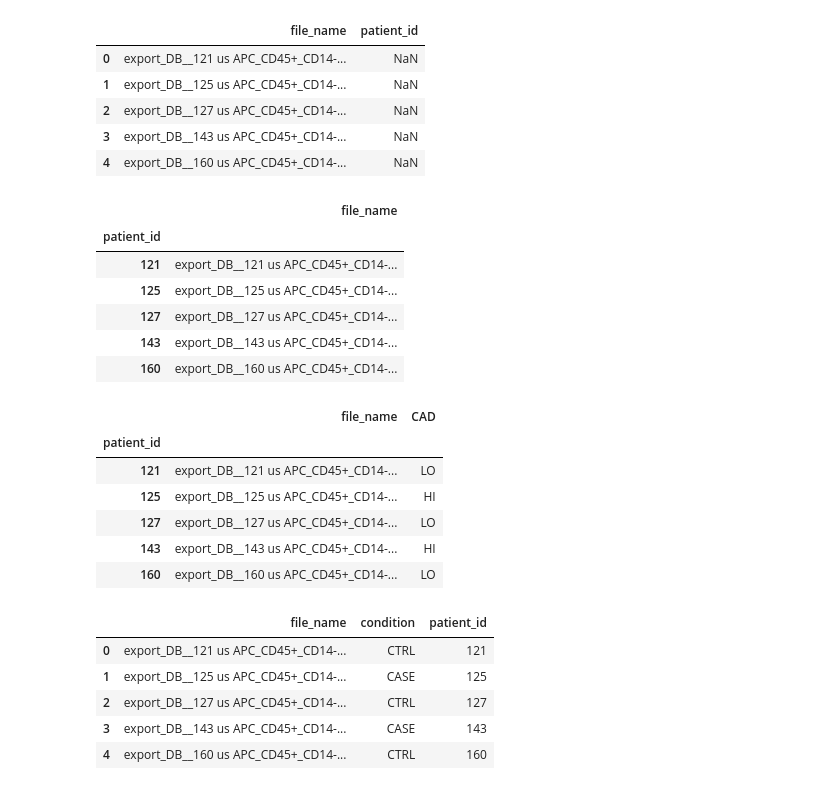
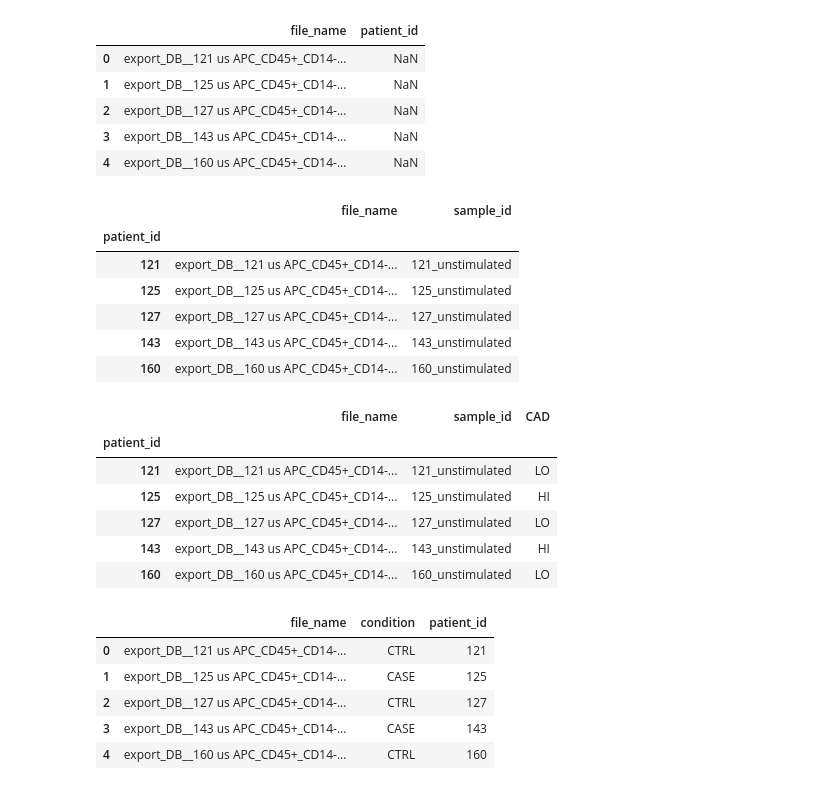
Before and after one commit to YogiOnBioinformatics/B-Cells-In-Atherosclerosis, a Jupyter notebook: analysis/2_create_pipeline_metadata/notebooks/create_metadata.ipynb, the cells around one changed output. Drawn from its saved outputs; the diff is of its cells as text; code cells hidden in the pictures.

Commit message:
add "sample_id" column to metadata

```diff
--- a/analysis/2_create_pipeline_metadata/notebooks/create_metadata.ipynb
+++ b/analysis/2_create_pipeline_metadata/notebooks/create_metadata.ipynb
@@ -106,31 +106,33 @@ pipeline_metadata.head()
 # %%
 # parse out patient id as numeric value for joining to clinical metadata
 pipeline_metadata["patient_id"] = pipeline_metadata["file_name"].str.split("__").str[1].str.split(" ").str[0]
+# create sample_id as patient_id and "unstimulated"
+pipeline_metadata["sample_id"] = pipeline_metadata["patient_id"].astype(str) + "_unstimulated"
 # set as index
 pipeline_metadata = pipeline_metadata.set_index("patient_id")
 
 pipeline_metadata.head()
 # %% [output]
-|  | file_name |
-| patient_id |  |
-| 121 | export_DB__121 us APC_CD45+_CD14-... |
-| 125 | export_DB__125 us APC_CD45+_CD14-... |
-| 127 | export_DB__127 us APC_CD45+_CD14-... |
-| 143 | export_DB__143 us APC_CD45+_CD14-... |
-| 160 | export_DB__160 us APC_CD45+_CD14-... |
+|  | file_name | sample_id |
+| patient_id |  |  |
+| 121 | export_DB__121 us APC_CD45+_CD14-... | 121_unstimulated |
+| 125 | export_DB__125 us APC_CD45+_CD14-... | 125_unstimulated |
+| 127 | export_DB__127 us APC_CD45+_CD14-... | 127_unstimulated |
+| 143 | export_DB__143 us APC_CD45+_CD14-... | 143_unstimulated |
+| 160 | export_DB__160 us APC_CD45+_CD14-... | 160_unstimulated |
 # %%
 # left join pipelin metadata with clinical metadata
 pipeline_metadata = pipeline_metadata.join(metadata)
 
 pipeline_metadata.head()
 # %% [output]
-|  | file_name | CAD |
-| patient_id |  |  |
-| 121 | export_DB__121 us APC_CD45+_CD14-... | LO |
-| 125 | export_DB__125 us APC_CD45+_CD14-... | HI |
-| 127 | export_DB__127 us APC_CD45+_CD14-... | LO |
-| 143 | export_DB__143 us APC_CD45+_CD14-... | HI |
-| 160 | export_DB__160 us APC_CD45+_CD14-... | LO |
+|  | file_name | sample_id | CAD |
+| patient_id |  |  |  |
+| 121 | export_DB__121 us APC_CD45+_CD14-... | 121_unstimulated | LO |
+| 125 | export_DB__125 us APC_CD45+_CD14-... | 125_unstimulated | HI |
+| 127 | export_DB__127 us APC_CD45+_CD14-... | 127_unstimulated | LO |
+| 143 | export_DB__143 us APC_CD45+_CD14-... | 143_unstimulated | HI |
+| 160 | export_DB__160 us APC_CD45+_CD14-... | 160_unstimulated | LO |
 # %%
 # rename column
 pipeline_metadata = pipeline_metadata.rename(columns={"CAD":"condition"})
```
Also changed, not shown: 1 other file.
